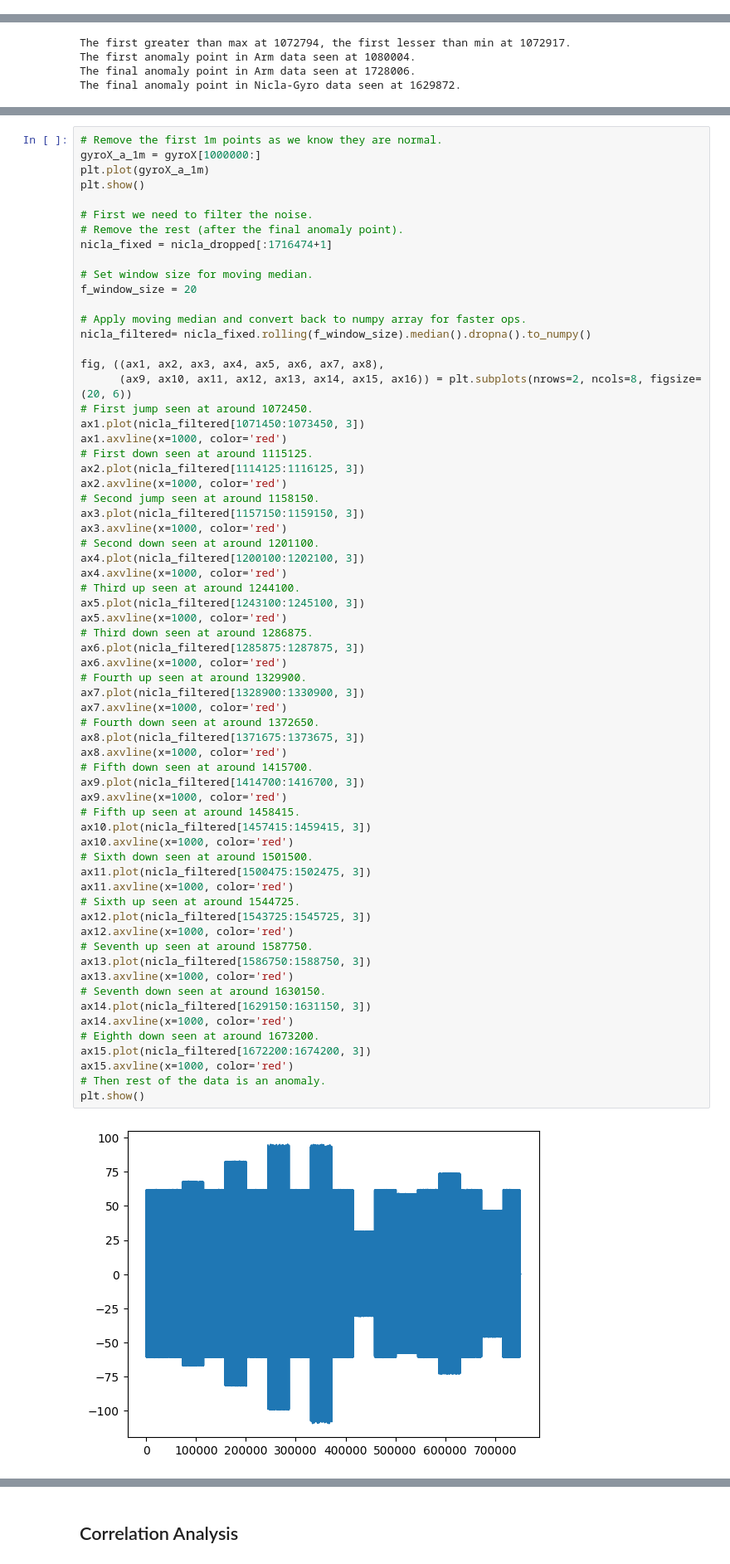
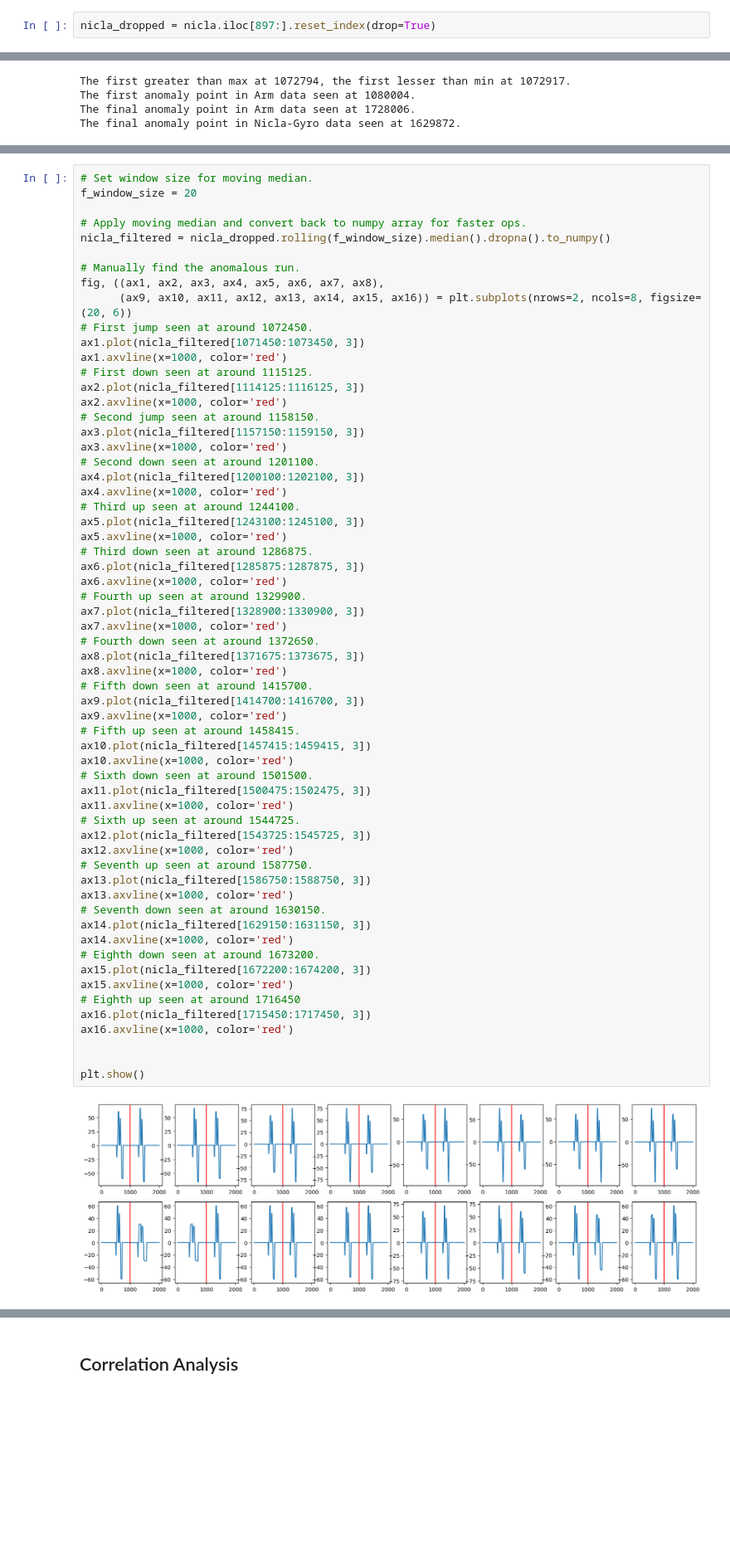
Before and after one commit to hkayann/1D-CNN-Anomaly-Detection-via-CASPER, a Jupyter notebook: notebooks/casper.ipynb, the cells around one changed output, grey strips where cells are left out. Shown at 83% size. Saved outputs shown, nothing was run; the diff lists cells and outputs as text; blank space fills up the shorter version.

```diff
--- a/notebooks/casper.ipynb
+++ b/notebooks/casper.ipynb
@@ -155,0 +182,2 @@ The final 1 is located at: 1728006
+# %%
+nicla_dropped = nicla.iloc[897:].reset_index(drop=True)
@@ -205,19 +341,11 @@ Thus, we need to analyze further.
 # %%
-# Remove the first 1m points as we know they are normal.
-gyroX_a_1m = gyroX[1000000:]
-plt.plot(gyroX_a_1m)
-plt.show()
-
-# First we need to filter the noise.
-# Remove the rest (after the final anomaly point).
-nicla_fixed = nicla_dropped[:1716474+1]
-
 # Set window size for moving median.
 f_window_size = 20
 
 # Apply moving median and convert back to numpy array for faster ops.
-nicla_filtered= nicla_fixed.rolling(f_window_size).median().dropna().to_numpy()
+nicla_filtered = nicla_dropped.rolling(f_window_size).median().dropna().to_numpy()
 
+# Manually find the anomalous run.
 fig, ((ax1, ax2, ax3, ax4, ax5, ax6, ax7, ax8),
       (ax9, ax10, ax11, ax12, ax13, ax14, ax15, ax16)) = plt.subplots(nrows=2, ncols=8, figsize=(20, 6))
 # First jump seen at around 1072450.
@@ -240,32 +368,36 @@ ax6.plot(nicla_filtered[1285875:1287875, 3])
 ax6.axvline(x=1000, color='red')
 # Fourth up seen at around 1329900.
 ax7.plot(nicla_filtered[1328900:1330900, 3])
 ax7.axvline(x=1000, color='red')
 # Fourth down seen at around 1372650.
 ax8.plot(nicla_filtered[1371675:1373675, 3])
 ax8.axvline(x=1000, color='red')
 # Fifth down seen at around 1415700.
 ax9.plot(nicla_filtered[1414700:1416700, 3])
 ax9.axvline(x=1000, color='red')
 # Fifth up seen at around 1458415.
 ax10.plot(nicla_filtered[1457415:1459415, 3])
 ax10.axvline(x=1000, color='red')
 # Sixth down seen at around 1501500.
 ax11.plot(nicla_filtered[1500475:1502475, 3])
 ax11.axvline(x=1000, color='red')
 # Sixth up seen at around 1544725.
 ax12.plot(nicla_filtered[1543725:1545725, 3])
 ax12.axvline(x=1000, color='red')
 # Seventh up seen at around 1587750.
 ax13.plot(nicla_filtered[1586750:1588750, 3])
 ax13.axvline(x=1000, color='red')
 # Seventh down seen at around 1630150.
 ax14.plot(nicla_filtered[1629150:1631150, 3])
 ax14.axvline(x=1000, color='red')
 # Eighth down seen at around 1673200.
 ax15.plot(nicla_filtered[1672200:1674200, 3])
 ax15.axvline(x=1000, color='red')
-# Then rest of the data is an anomaly.
+# Eighth up seen at around 1716450
+ax16.plot(nicla_filtered[1715450:1717450, 3])
+ax16.axvline(x=1000, color='red')
+
+
 plt.show()
 # %% [output]
-[figure, old version]
+[figure, new version]
```
Also changed, not shown: parts of 147 cells of this notebook, 1 other file.
